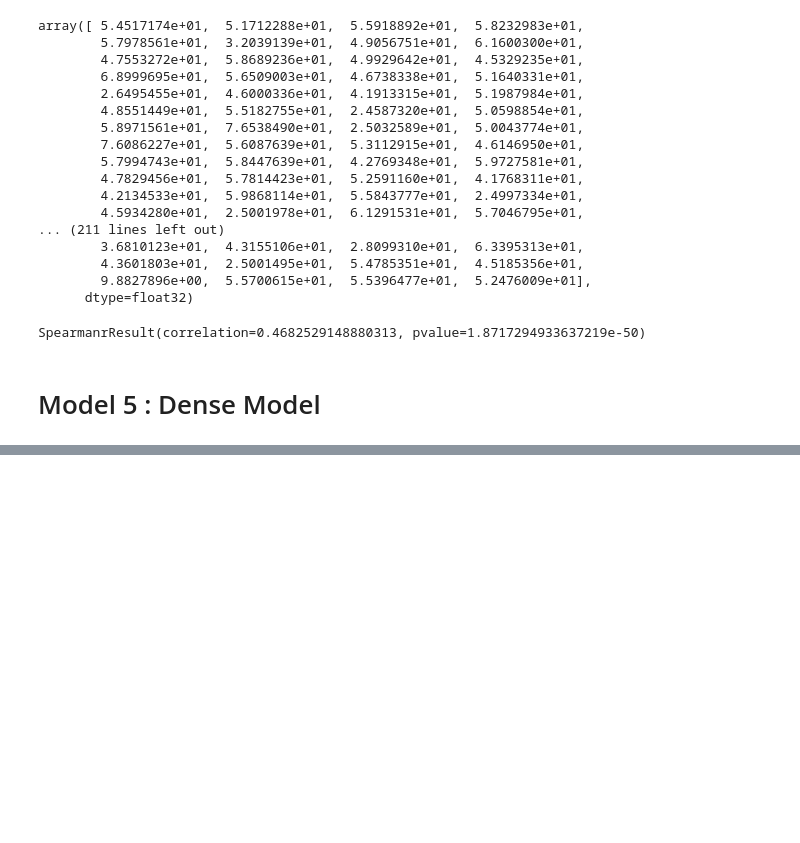
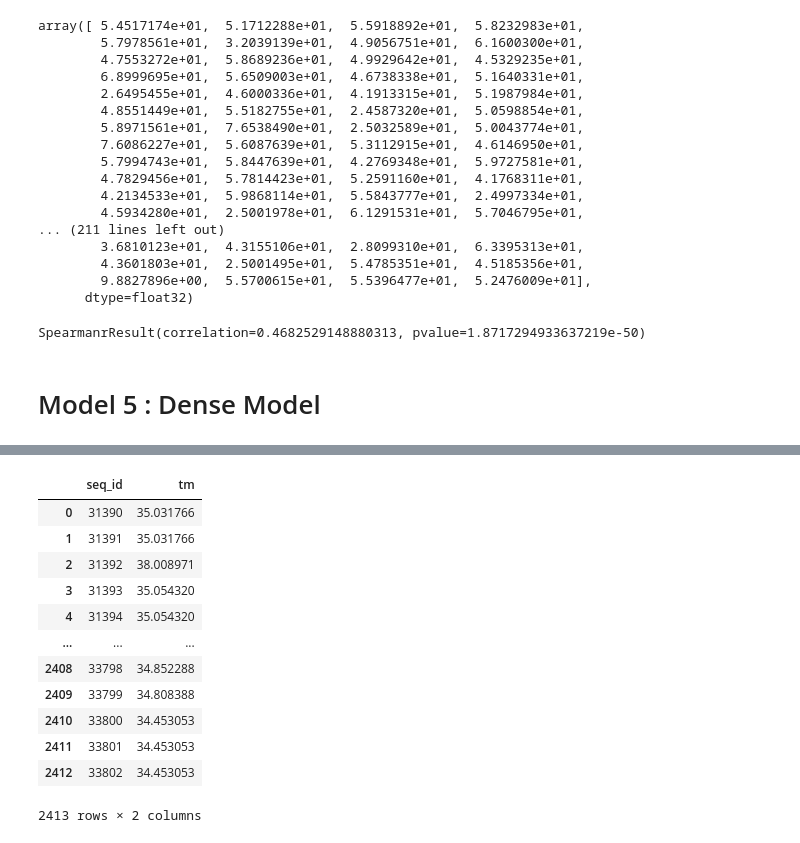
Before and after one commit to ahmad1jalal/Novozymes-Enzyme-Stability-Prediction, a Jupyter notebook: NES.ipynb, the cells around one changed output, grey strips where cells are left out. Saved outputs shown, nothing was run; the diff lists cells and outputs as text; code cells hidden in the pictures; blank space fills up the shorter version.

```diff
--- a/NES.ipynb
+++ b/NES.ipynb
@@ -722,0 +804,21 @@ RandomForestRegressor(max_depth=100, max_features='auto', min_samples_leaf=4,
+# %%
+# submission data-frame....
+seq_id = test_df["seq_id"].values
+submission_df = pd.DataFrame(
+    {"seq_id": seq_id, "tm": final_prediction.T}
+)
+submission_df
+# %% [output]
+|  | seq_id | tm |
+| 0 | 31390 | 35.031766 |
+| 1 | 31391 | 35.031766 |
+| 2 | 31392 | 38.008971 |
+| 3 | 31393 | 35.054320 |
+| 4 | 31394 | 35.054320 |
+| ... | ... | ... |
+| 2408 | 33798 | 34.852288 |
+| 2409 | 33799 | 34.808388 |
+| 2410 | 33800 | 34.453053 |
+| 2411 | 33801 | 34.453053 |
+| 2412 | 33802 | 34.453053 |
+2413 rows × 2 columns
```
Also changed, not shown: parts of 28 cells of this notebook.
